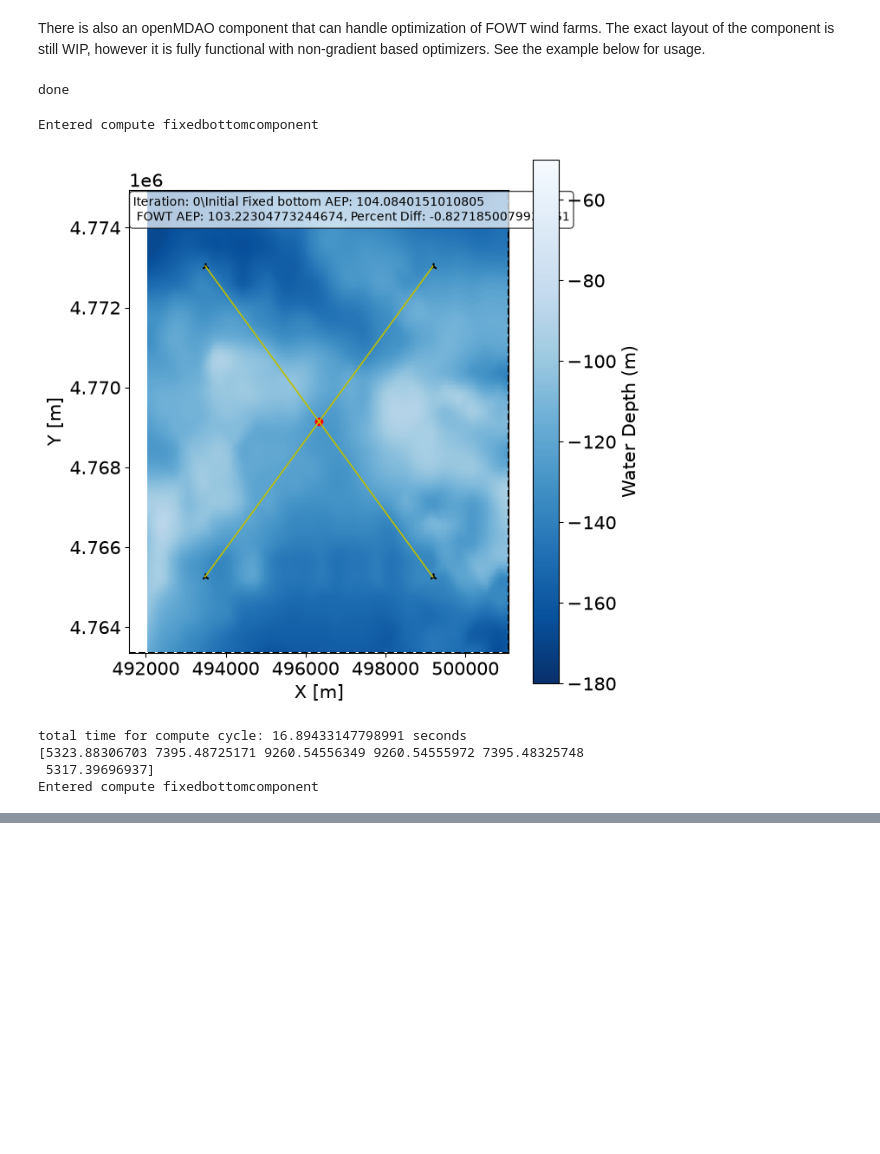
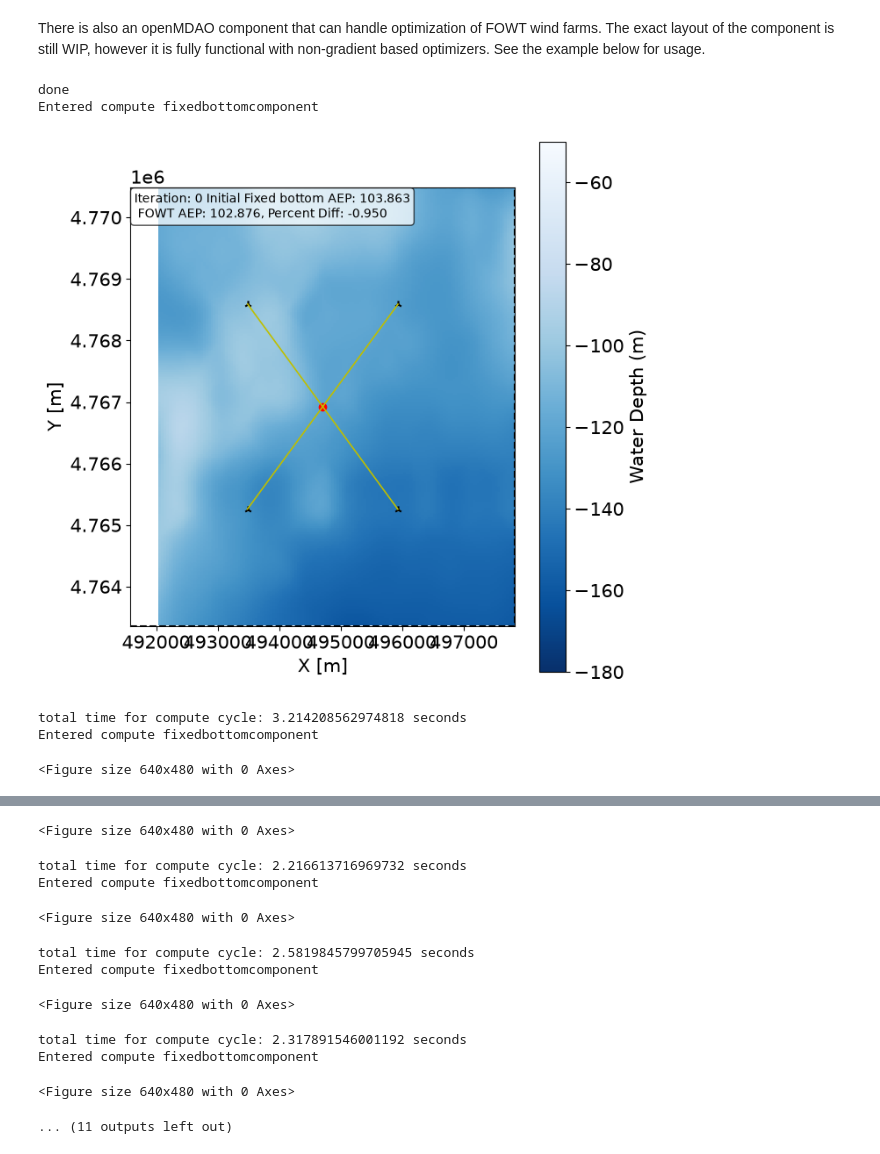
Before and after one commit to rafaelvalotta/WESL, a Jupyter notebook: wesl/optimizer/FOWT_Overview.ipynb, the cells around one changed output, grey strips where cells are left out. Drawn from its saved outputs; the diff is of its cells as text; code cells hidden in the pictures; blank space fills up the shorter version.

```diff
--- a/wesl/optimizer/FOWT_Overview.ipynb
+++ b/wesl/optimizer/FOWT_Overview.ipynb
@@ -111,7 +119,7 @@ class test_site(wave_site):
 # IMPORTANT: make sure to set up code in function. This will make sure parallel processing in floating wind farm will function correctly.
 # This is a by product of python multiprocessing and parrallelism
 
-def main():
+def fowt_farm(n_turbine):
     test_wave_site = test_site()
 
     # Get turbine positions, depth map, etc like fixed bottom
@@ -119,24 +127,28 @@ def main():
     # The exact method of aquiring x and y coordinates doesnt matter
     # just make sure they are euclidean
 
-    n_turbine = 4
 
+    # long/lat coordinates for water depth map
     min_lon, max_lon, min_lat, max_lat = -69.1, -68.85, 43.02, 43.15
 
-    path = Path.cwd()
+    # This will get the water depth map background, purely visual at this time
 
     water_depth_map_params = get_water_depth_map(water_depth_data=f"maine/maine_data.nc",
                                                 min_lon = min_lon,
                                                 max_lon = max_lon,
                                                 min_lat = min_lat,
                                                 max_lat = max_lat)
-    #########################################################################################
-    # Instantiating boundary and layout coordinates
+
+
+    ###########################################
+    # This block will just determine the x-y coordinates of each turbine in the farm
+    # number is determined by n_turbine
 
     rows = int(np.ceil(np.sqrt(n_turbine)))
     columns =  int(np.ceil(n_turbine / rows))
 
-    spacing = 0.035
+    # Change this value for denser farms. Spacing is in longitude/latitude
+    spacing = 0.015
 
     x_coordinates = np.linspace(min_lon+0.02, min_lon+0.02+spacing*columns, columns)
     y_coordinates = np.linspace(min_lat+0.02, min_lat+0.02+spacing*rows, rows,)
@@ -147,6 +159,7 @@ def main():
     x_coordinates = x_coordinates.flatten()
     y_coordinates = y_coordinates.flatten()
 
+    # values are converted to euclidean coordinates, make sure the coordinate systems work for your farm location
     transformer = Transformer.from_crs("EPSG:4326", "EPSG:32619", always_xy=True)
     x_coordinates, y_coordinates = transformer.transform(x_coordinates, y_coordinates)
 
@@ -155,9 +168,10 @@ def main():
 
     x_coordinates = x_coordinates[:n_turbine]
     y_coordinates = y_coordinates[:n_turbine]
+    #############################################
 
-    # make boundary like usual
 
+    # Define Boundary of wind farm
     x_boundary = [int(np.min(x_coordinates) - 1900), int(np.max(x_coordinates) + 1900)]
     y_boundary = [int(np.min(y_coordinates) - 1900), int(np.max(y_coordinates) + 1900)]
 
@@ -168,18 +182,23 @@ def main():
         [int(x_boundary[0]), int(y_boundary[1])]
     ])
 
-    # lookup model turbine is currently just nrel5mw
+
+    # lookup model turbine is currently just nrel5mw, so wind_turbines must be set accordingly
     wind_turbines = nrel5mw()
+
+    # define pywake site
     site = Maine_test()
-
     sim_res = Bastankhah_PorteAgel_2014(site,
                                         wind_turbines,
                                         k=0.0324555)
+
+
     aep_init = sim_res(x_coordinates, y_coordinates).aep().sum()
 
+    # create openmdao problem
     prob = om.Problem()
 
-
+    # create floating wind farm
     prob.model.add_subsystem('floating_wind_farm',
                             FloatingBottomWindFarm(layout_coordinates = np.array([x_coordinates,
                                                                                 y_coordinates]),
@@ -192,17 +211,20 @@ def main():
                                                 interpolated_elevation = water_depth_map_params[2],
                                                 plot_lim = np.array(x_boundary + y_boundary),
                                                 aep_init = aep_init,
-                                                num_cores = 5,               # num of cores for parallelizing
+                                                num_cores = 5,      # num of cores for parallelizing.
+                                                                    # Jupyter notebook may not parallelize correctly. If you find errors in this file, try setting cores to 1
                                                 using_slurm = False,         # if using slurm, this will correctly parallelize, if this is incorrectly set, your optimization might be much slower
                                                 wave_site = test_wave_site   # use test wave site from before
                                                 ),
                             promotes_inputs=['x', 'y'])
 
+    # set inter turbine spacing constraints
     prob.model.add_subsystem('Spacing_Constraint',
                             PairWiseSpacing(n_turbines = n_turbine,
                                             min_spacing = 3*wind_turbines.diameter()),
                             promotes_inputs=['x', 'y'])
 
+    # set boundary constraints
     prob.model.add_subsystem('Boundary_Constraint',
                             BoundaryConstraint(polygon_vertices = boundary,
                                                 number_of_turbines = n_turbine),
@@ -212,7 +234,14 @@ def main():
     # Driver setup
     prob.driver = om.ScipyOptimizeDriver(tol = 1e-9)
     prob.driver.options['optimizer'] = 'COBYLA'  # cobyla has best performance
-    prob.driver.options['maxiter'] = 10
+
+    # to use SLSQP, comment out line above, and uncomment the following two:
+
+    # prob.driver.options['optimizer'] = 'SLSQP'
+    # prob.model.approx_totals(method='fd', step=1e-6, form='forward')
+
+
+    prob.driver.options['maxiter'] = 2 # set this higher on real optimization
     prob.driver.options['disp'] = False
 
     # Input defaults
@@ -220,40 +249,40 @@ def main():
     prob.model.set_input_defaults('y', y_coordinates)
 
     # Design variables
     prob.model.add_design_var('x',
                             lower=min(boundary[:,0]),
                             upper=max(boundary[:,0]),
                             scaler=0.01)
 
     prob.model.add_design_var('y',
                             lower=min(boundary[:,1]),
                             upper=max(boundary[:,1]),
                             scaler=0.01)
 
     # Objective function
     prob.model.add_objective('floating_wind_farm.AEP',  scaler=0.01)
 
     # Setting constraints
     prob.model.add_constraint('Spacing_Constraint.spacing_violation', scaler=0.01)
     prob.model.add_constraint('Boundary_Constraint.boundary_cons', upper=0.0)
 
     prob.setup()
 
     prob.run_driver()
 
     prob.cleanup()
 
-# Run the program, the top two functions are important for parallelization.
-
+# to properly parallelize, format the optimization you wish to run like below
+# put main function after "freeze_support()" and "set_start_method('fork')"
 if __name__ == '__main__':
     freeze_support()
-    # set_start_method('fork')
-    main()
+    set_start_method('fork') # ipynb kernal may need to be restarted if you try to run this line twice, only an issue with jupyter notebook
+    # run with 4 turbines
+    fowt_farm(4)
 # %% [output]
 done
+Entered compute fixedbottomcomponent
+[figure, new version]
+total time for compute cycle: 3.214208562974818 seconds
 Entered compute fixedbottomcomponent
-[figure, old version]
-total time for compute cycle: 16.89433147798991 seconds
-[5323.88306703 7395.48725171 9260.54556349 9260.54555972 7395.48325748
- 5317.39696937]
-Entered compute fixedbottomcomponent
+<Figure size 640x480 with 0 Axes>
@@ -276,0 +291,11 @@ KeyboardInterrupt
+<Figure size 640x480 with 0 Axes>
+total time for compute cycle: 2.216613716969732 seconds
+Entered compute fixedbottomcomponent
+<Figure size 640x480 with 0 Axes>
+total time for compute cycle: 2.5819845799705945 seconds
+Entered compute fixedbottomcomponent
+<Figure size 640x480 with 0 Axes>
+total time for compute cycle: 2.317891546001192 seconds
+Entered compute fixedbottomcomponent
+<Figure size 640x480 with 0 Axes>
+... (11 outputs left out)
```
Also changed, not shown: parts of 5 cells of this notebook, 7 other files.
